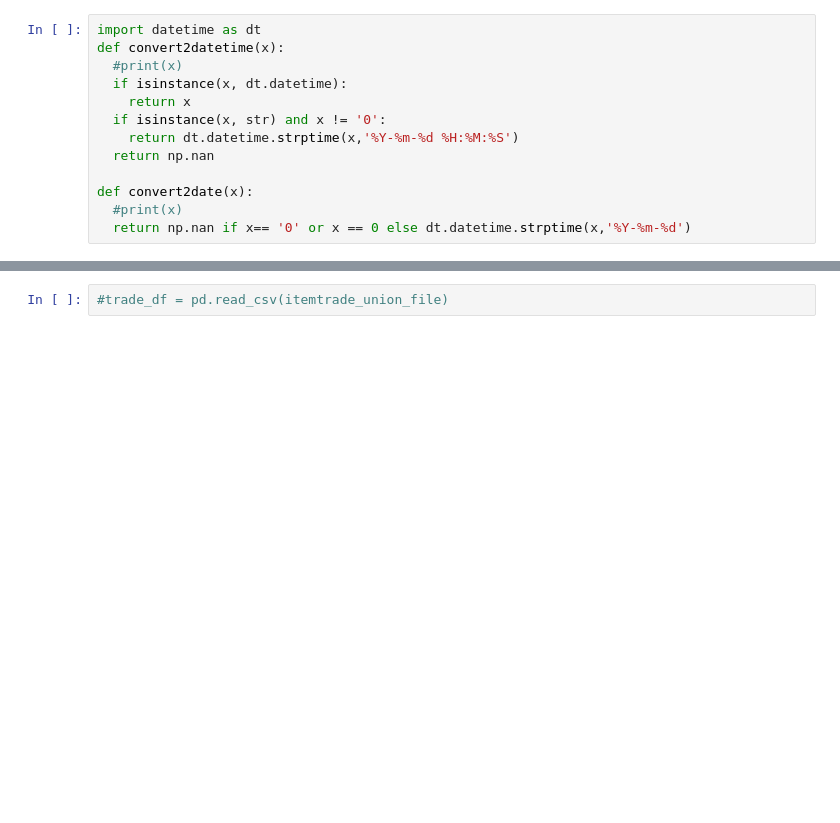
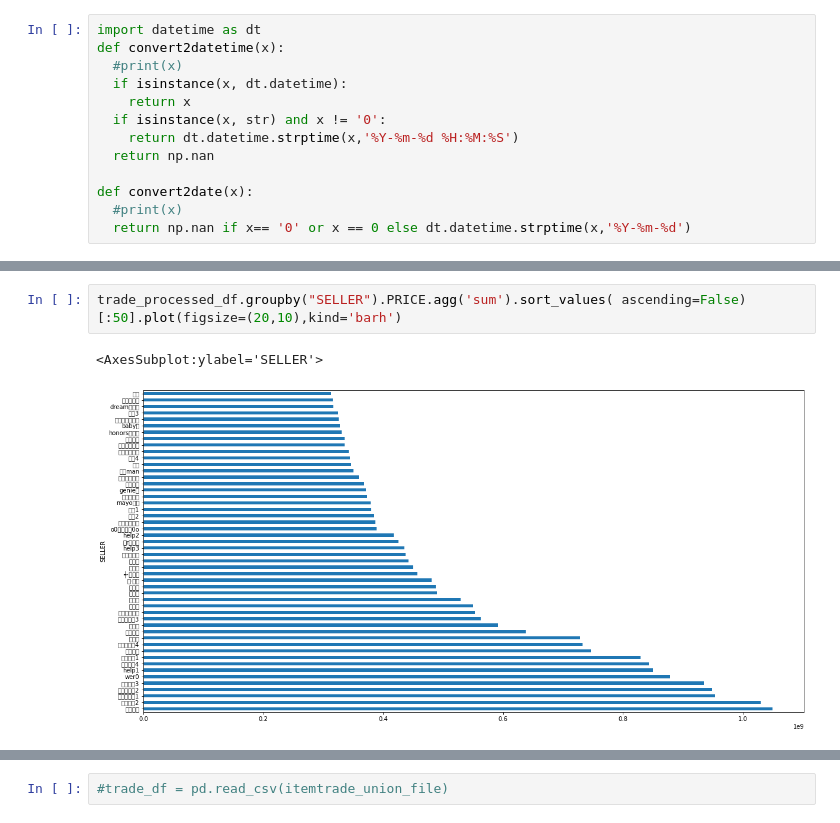
Before and after one commit to jesse11883/gamedata, a Jupyter notebook: gamedatav1.ipynb, the cells around one changed output, grey strips where cells are left out. Saved outputs shown, nothing was run; the diff lists cells and outputs as text; blank space fills up the shorter version.

```diff
--- a/gamedatav1.ipynb
+++ b/gamedatav1.ipynb
@@ -51,0 +125,5 @@ dep_char_map_pickle = os.path.join(data_file_path, "dn_character_his_map_uft-8..
+# %%
+trade_processed_df.groupby("SELLER").PRICE.agg('sum').sort_values( ascending=False)[:50].plot(figsize=(20,10),kind='barh')
+# %% [output]
+<AxesSubplot:ylabel='SELLER'>
+[figure, added]
```
Also changed, not shown: parts of 15 cells of this notebook, 8 other files.
